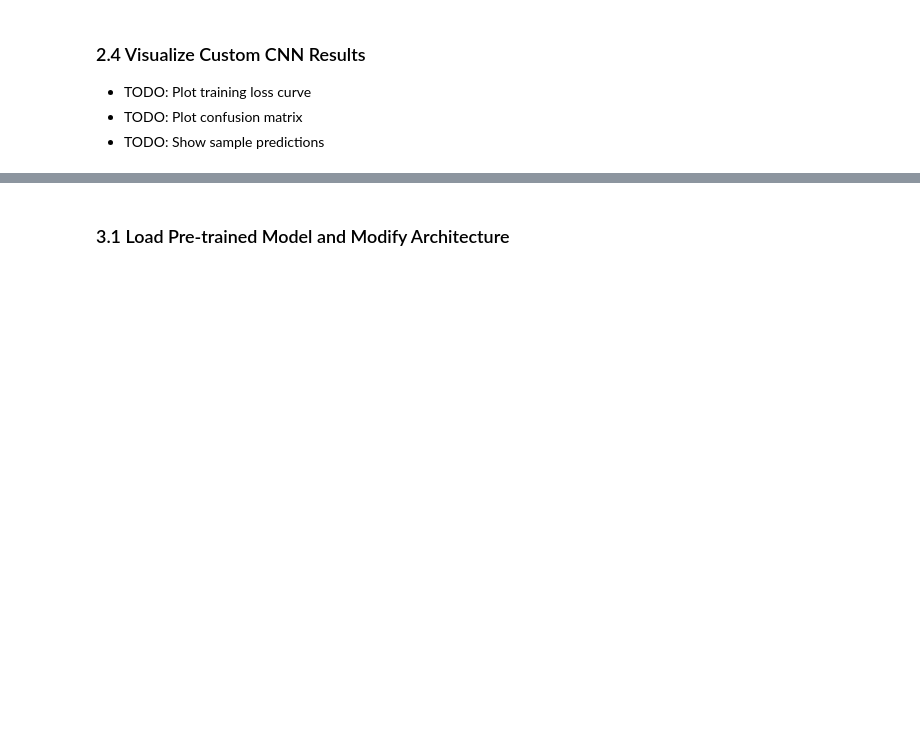
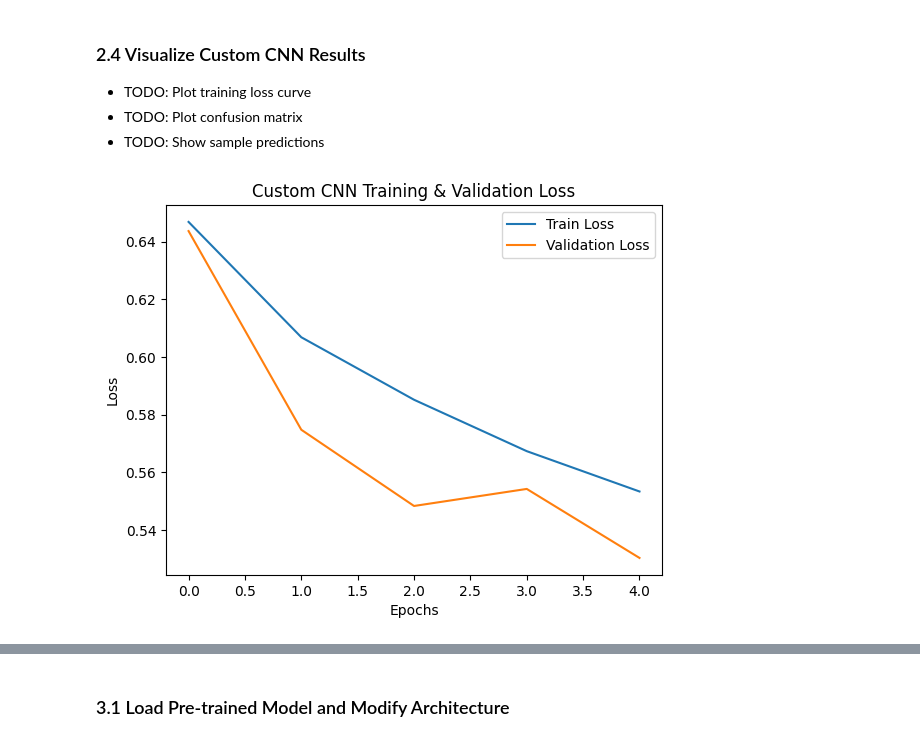
Before and after one commit to azhar258/BITS.Mtech, a Jupyter notebook: SEM-1/Assignment-DL/Assignment 2/2025AB05055_cnn_assignment.ipynb, the cells around one changed output, grey strips where cells are left out. Cells and saved outputs as stored; diff of their text form; code cells hidden in the pictures; blank space fills up the shorter version.

```diff
--- a/SEM-1/Assignment-DL/Assignment 2/2025AB05055_cnn_assignment.ipynb
+++ b/SEM-1/Assignment-DL/Assignment 2/2025AB05055_cnn_assignment.ipynb
@@ -479,3 +479,17 @@ print(f"F1-Score:  {custom_cnn_f1:.4f}")
 - TODO: Plot training loss curve
 - TODO: Plot confusion matrix
 - TODO: Show sample predictions
+# %%
+import matplotlib.pyplot as plt
+
+# Plot training & validation loss
+plt.figure()
+plt.plot(history_cnn.history["loss"], label="Train Loss")
+plt.plot(history_cnn.history["val_loss"], label="Validation Loss")
+plt.xlabel("Epochs")
+plt.ylabel("Loss")
+plt.title("Custom CNN Training & Validation Loss")
+plt.legend()
+plt.show()
+# %% [output]
+[figure, added]
```
Also changed, not shown: parts of 6 cells of this notebook.
